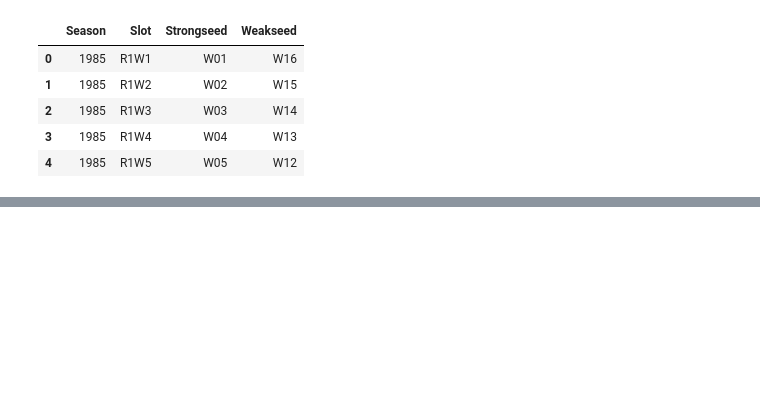
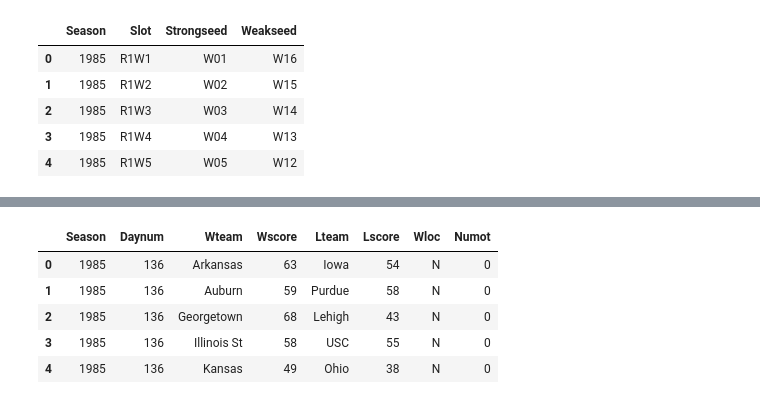
Before and after one commit to healykys/MarchMadnessProject, a Jupyter notebook: March Madness 2017.ipynb, the cells around one changed output, grey strips where cells are left out. Cells and saved outputs as stored; diff of their text form; code cells hidden in the pictures; blank space fills up the shorter version.

```diff
--- a/March Madness 2017.ipynb
+++ b/March Madness 2017.ipynb
@@ -104,0 +88,12 @@ regSeasonDetailed_df.head()
+# %%
+#Tourney Compact
+tourneyCompact_df['Wteam'] = tourneyCompact_df['Wteam'].map(team_dict) #winning teams
+tourneyCompact_df['Lteam'] = tourneyCompact_df['Lteam'].map(team_dict) #losing teams
+tourneyCompact_df.head()
+# %% [output]
+|  | Season | Daynum | Wteam | Wscore | Lteam | Lscore | Wloc | Numot |
+| 0 | 1985 | 136 | Arkansas | 63 | Iowa | 54 | N | 0 |
+| 1 | 1985 | 136 | Auburn | 59 | Purdue | 58 | N | 0 |
+| 2 | 1985 | 136 | Georgetown | 68 | Lehigh | 43 | N | 0 |
+| 3 | 1985 | 136 | Illinois St | 58 | USC | 55 | N | 0 |
+| 4 | 1985 | 136 | Kansas | 49 | Ohio | 38 | N | 0 |
```
Also changed, not shown: parts of 15 cells of this notebook.
